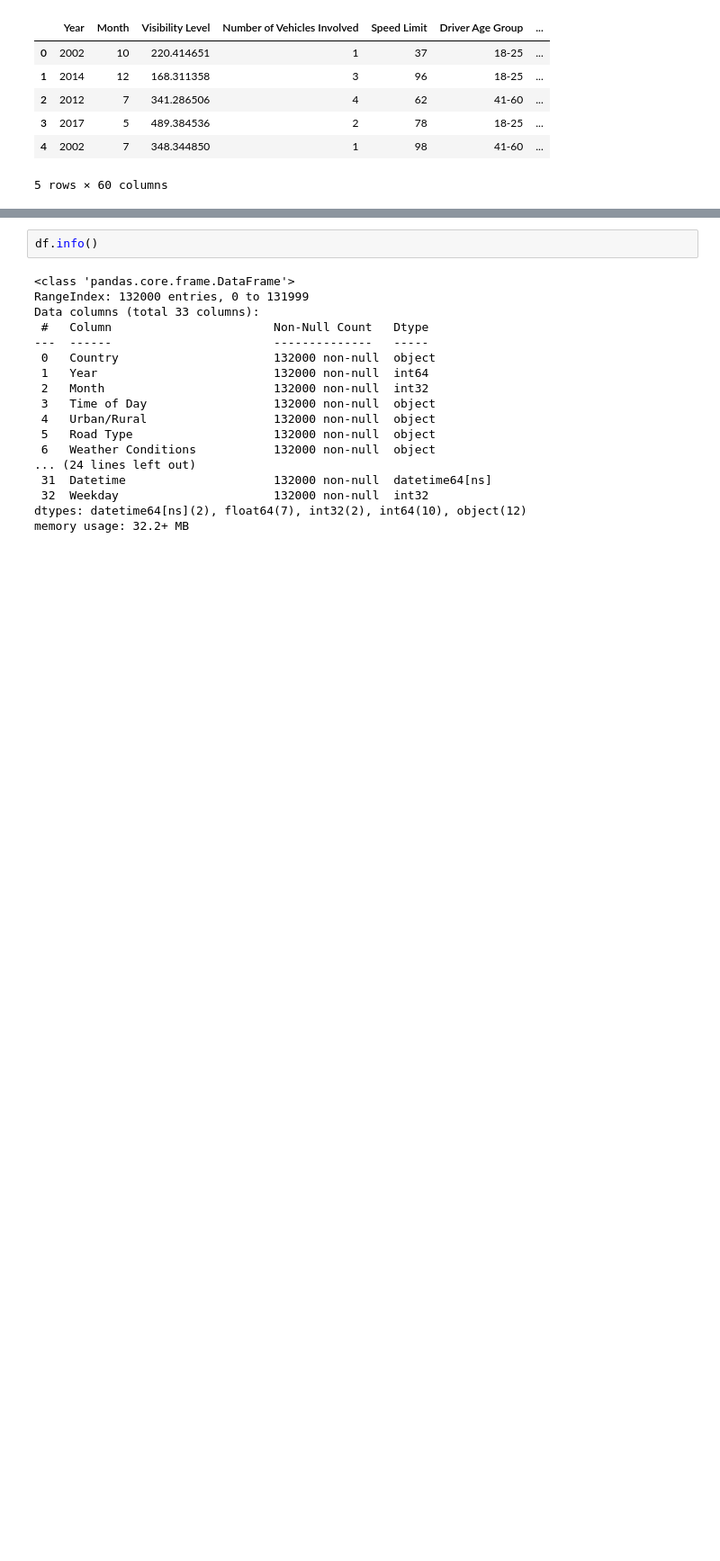
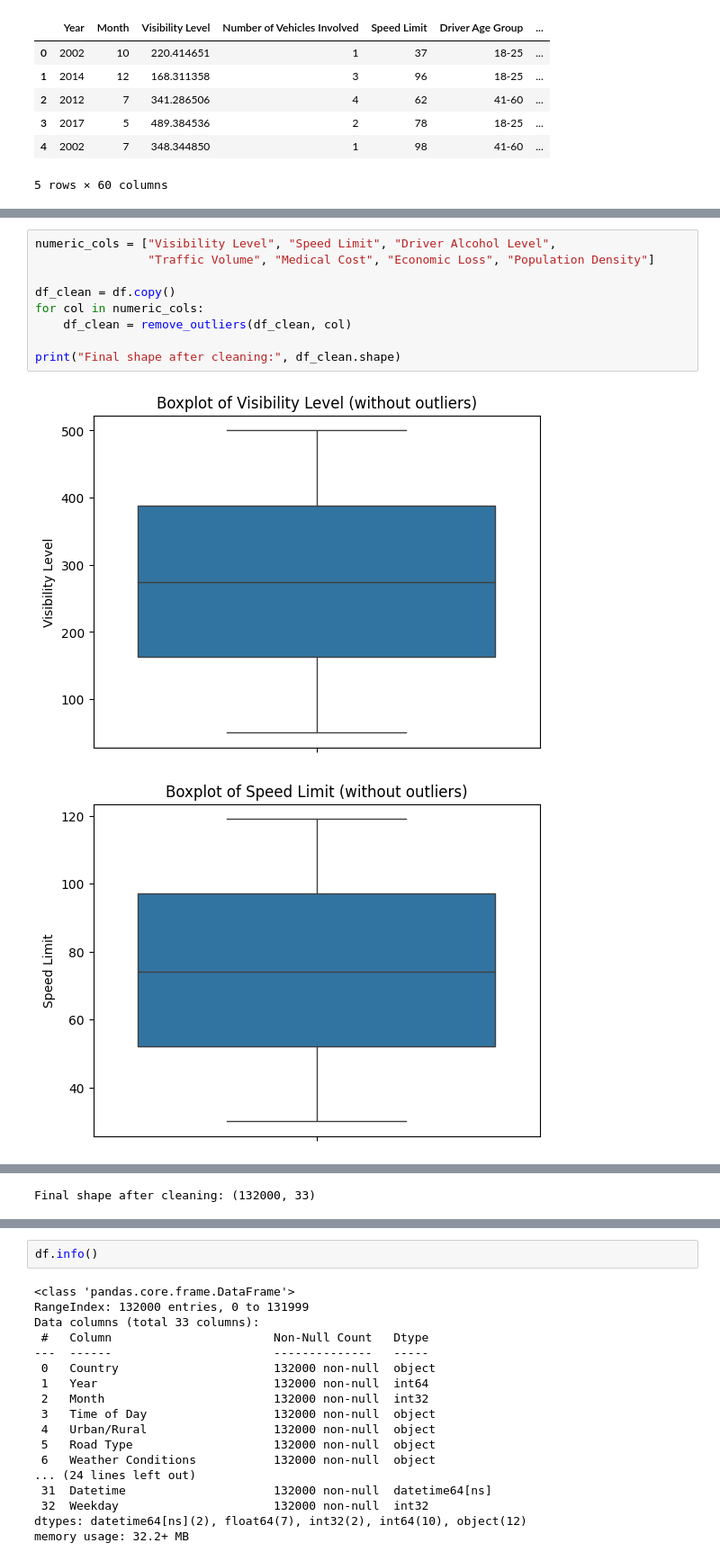
Before and after one commit to AkashSinghfeb21/RoadAccidentAnalysis, a Jupyter notebook: demo.ipynb, the cells around one changed output, grey strips where cells are left out. Shown at 90% size. Drawn from its saved outputs; the diff is of its cells as text; blank space fills up the shorter version.

```diff
--- a/demo.ipynb
+++ b/demo.ipynb
@@ -285,0 +296,12 @@ predict accident zone areas
+# %%
+numeric_cols = ["Visibility Level", "Speed Limit", "Driver Alcohol Level",
+                "Traffic Volume", "Medical Cost", "Economic Loss", "Population Density"]
+
+df_clean = df.copy()
+for col in numeric_cols:
+    df_clean = remove_outliers(df_clean, col)
+
+print("Final shape after cleaning:", df_clean.shape)
+# %% [output]
+[figure, added]
+[figure, added]
@@ -285,0 +313 @@ predict accident zone areas
+Final shape after cleaning: (132000, 33)
```
Also changed, not shown: parts of 20 cells of this notebook.
